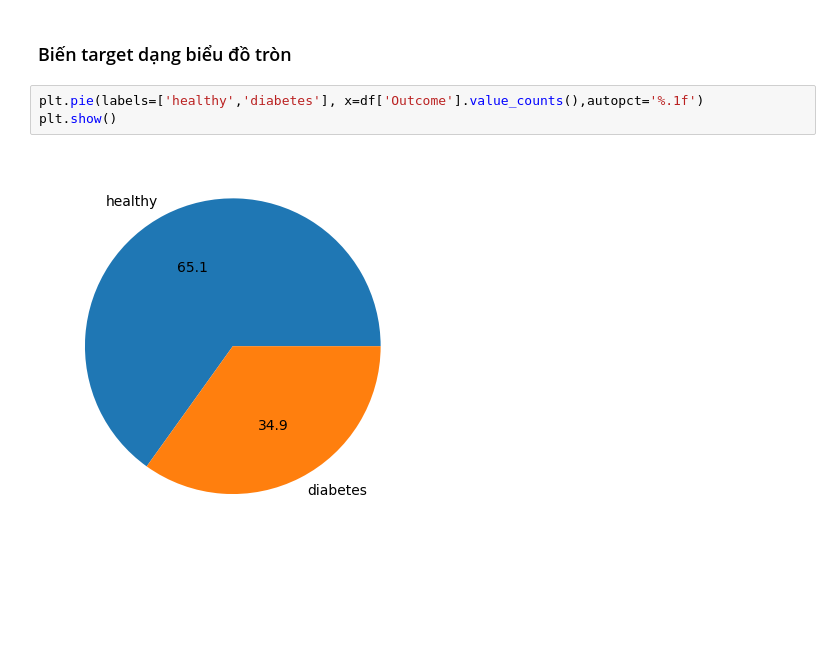
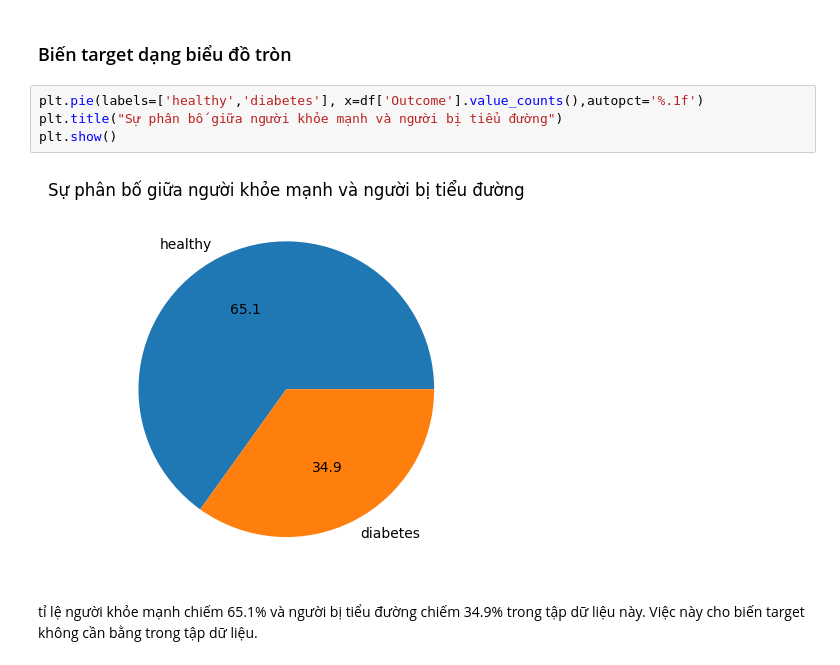
Before and after one commit to chauhaidang1307/SGU25-Basic-ML, a Jupyter notebook: buoi3/ws/demo-code/bai1_2_3/diabetes.ipynb, the cells around one changed output. Drawn from its saved outputs; the diff is of its cells as text; blank space fills up the shorter version.

```diff
--- a/buoi3/ws/demo-code/bai1_2_3/diabetes.ipynb
+++ b/buoi3/ws/demo-code/bai1_2_3/diabetes.ipynb
@@ -67,6 +68,9 @@ Có 500 người khỏe mạnh và 268 người bị tiểu đường
 ### Biến target dạng biểu đồ tròn
 # %%
 plt.pie(labels=['healthy','diabetes'], x=df['Outcome'].value_counts(),autopct='%.1f')
+plt.title("Sự phân bố giữa người khỏe mạnh và người bị tiểu đường")
 plt.show()
 # %% [output]
-[figure, old version]
+[figure, new version]
+# %% [markdown]
+tỉ lệ người khỏe mạnh chiếm 65.1% và người bị tiểu đường chiếm 34.9% trong tập dữ liệu này. Việc này cho biến target không cần bằng trong tập dữ liệu.
```
Also changed, not shown: parts of 1 cell of this notebook.
